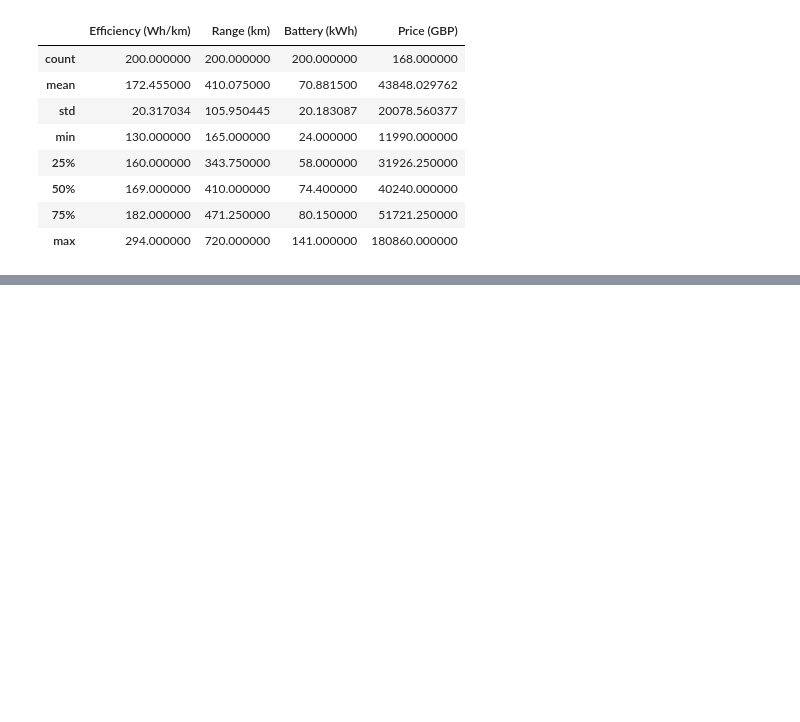
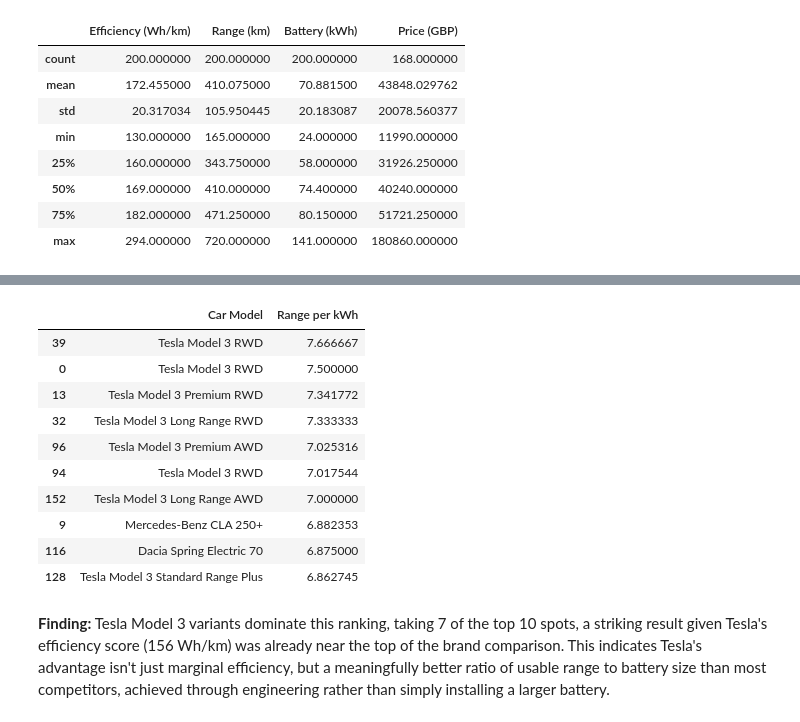
Before and after one commit to nardanov04/ev-market-decarbonization-analysis, a Jupyter notebook: ev_market_decarbonization_analysis.ipynb, the cells around one changed output, grey strips where cells are left out. Saved outputs shown, nothing was run; the diff lists cells and outputs as text; code cells hidden in the pictures; blank space fills up the shorter version.

```diff
--- a/coda_P0M1_Narda_Noviantoro.ipynb
+++ b/ev_market_decarbonization_analysis.ipynb
@@ -284,0 +287,8 @@ df_ev.to_csv('clean_data_EV_Sustainability.csv', index = False)
+# %%
+df_findings['Price Category'] = pd.cut(
+    df_findings['Price (GBP)'],
+    bins=[0, 30000, 50000, 100000, 1000000],
+    labels=['Budget', 'Mid-range', 'Premium', 'Luxury']
+)
+
+df_findings.groupby('Price Category', observed=True)['Efficiency (Wh/km)'].mean()
@@ -284,0 +308,4 @@ df_ev.to_csv('clean_data_EV_Sustainability.csv', index = False)
+# %%
+df_findings['Brand'] = df_findings['Car Model'].str.split(' ', n=1).str[0]
+
+df_findings.groupby('Brand')['Efficiency (Wh/km)'].mean().sort_values().head(10)
@@ -284,0 +331,18 @@ df_ev.to_csv('clean_data_EV_Sustainability.csv', index = False)
+# %%
+df_findings['Range per kWh'] = df_findings['Range (km)'] / df_findings['Battery (kWh)']
+
+df_findings.sort_values('Range per kWh', ascending=False)[['Car Model', 'Range per kWh']].head(10)
+# %% [output]
+|  | Car Model | Range per kWh |
+| 39 | Tesla Model 3 RWD | 7.666667 |
+| 0 | Tesla Model 3 RWD | 7.500000 |
+| 13 | Tesla Model 3 Premium RWD | 7.341772 |
+| 32 | Tesla Model 3 Long Range RWD | 7.333333 |
+| 96 | Tesla Model 3 Premium AWD | 7.025316 |
+| 94 | Tesla Model 3 RWD | 7.017544 |
+| 152 | Tesla Model 3 Long Range AWD | 7.000000 |
+| 9 | Mercedes-Benz CLA 250+ | 6.882353 |
+| 116 | Dacia Spring Electric 70 | 6.875000 |
+| 128 | Tesla Model 3 Standard Range Plus | 6.862745 |
+# %% [markdown]
+**Finding:** Tesla Model 3 variants dominate this ranking, taking 7 of the top 10 spots, a striking result given Tesla's efficiency score (156 Wh/km) was already near the top of the brand comparison. This indicates Tesla's advantage isn't just marginal efficiency, but a meaningfully better ratio of usable range to battery size than most competitors, achieved through engineering rather than simply installing a larger battery.
```
Also changed, not shown: parts of 29 cells of this notebook.
